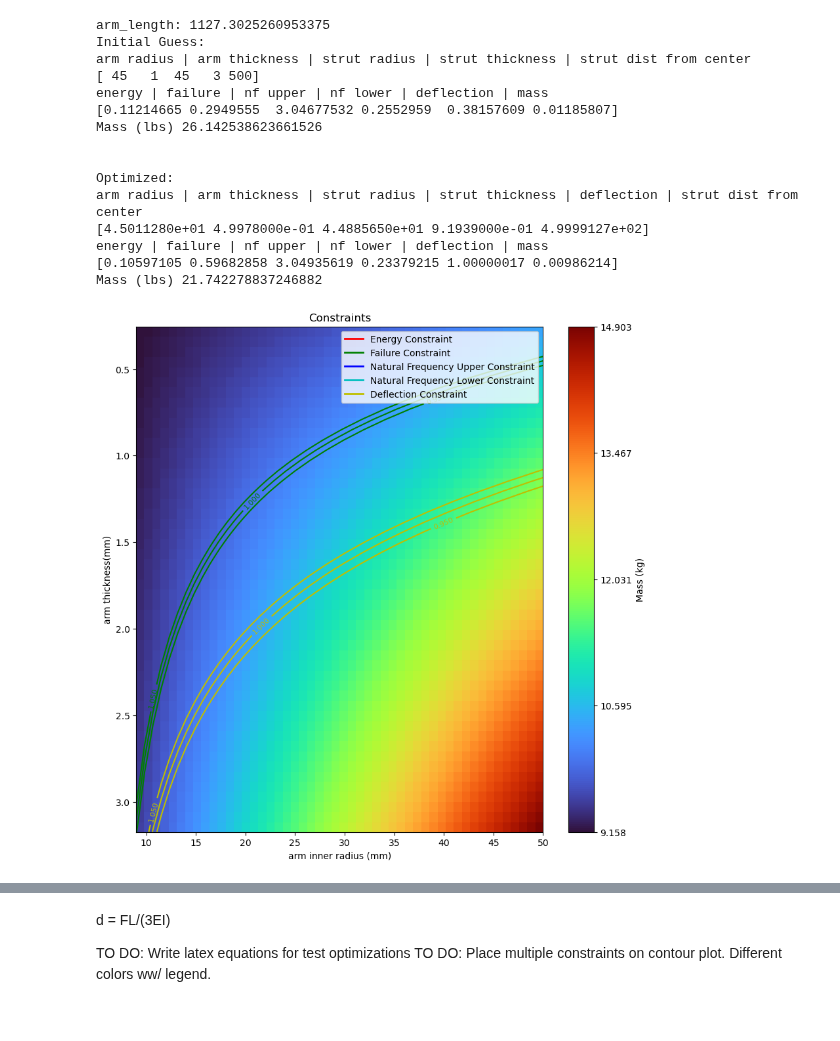
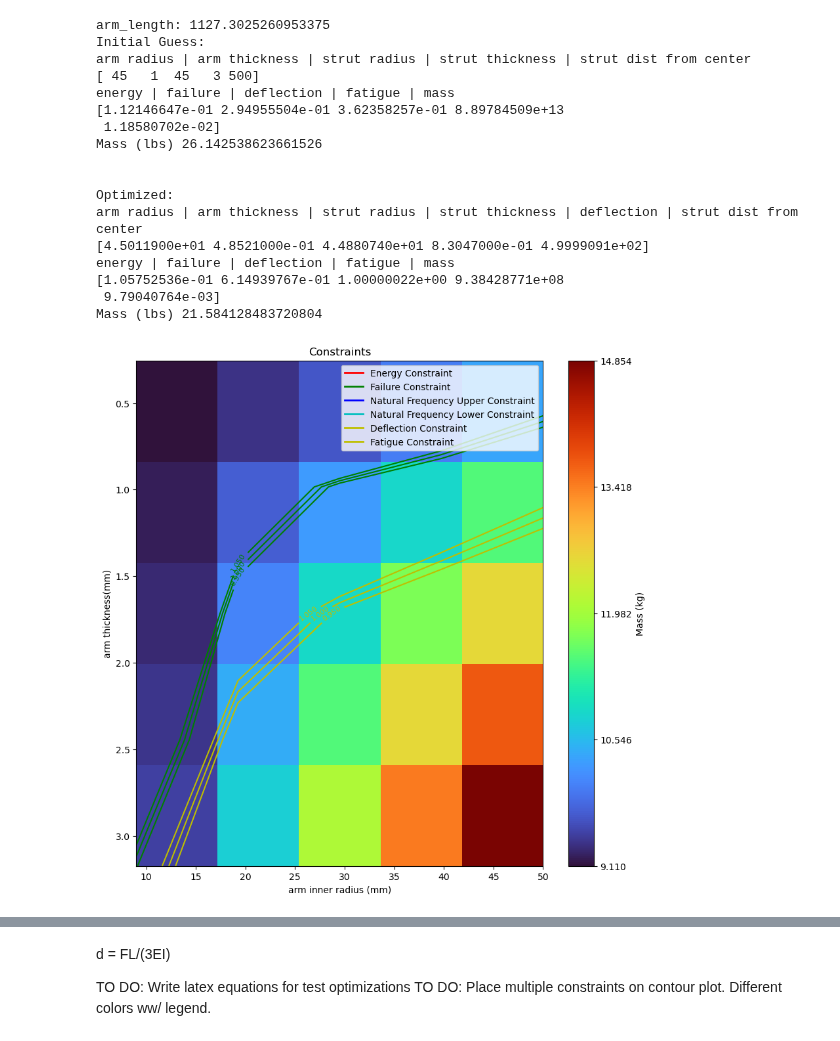
Before and after one commit to NathanielHargan/UAV_Optimization, a Jupyter notebook: UAV_Optimize.ipynb, the cells around one changed output, grey strips where cells are left out. Drawn from its saved outputs; the diff is of its cells as text; code cells hidden in the pictures.

```diff
--- a/UAV_Optimize.ipynb
+++ b/UAV_Optimize.ipynb
@@ -85,7 +81,9 @@ allowable_deflection = 50.0 # mm
 # https://store.tmotor.com/product/u8lite-l-kv95-u-efficiency.html
 # Propeller Max RPM for 32in Propeller
 Propeller_RPM = 3068
+
 Propeller_Forcing_Function_Hz = Propeller_RPM / 30
+Propeller_Forcing_Function_Rad = Propeller_Forcing_Function_Hz * uc.Hz_to_rad_per_s
 
 Propeller_radius = 406.4
 # spacing between propellers
@@ -239,6 +237,27 @@ def Natural_Frequency_Lower_Constraint(x):
 
     return Natural_Frequency_Lower_Constraint
 
+def Fatigue_Constraint(x):
+    arm_r1,arm_t,strut_r1,strut_t,strut_dist = [x[0],x[1],x[2],x[3],x[4]]
+    arm_beam_properties = BeamType("annulus", [arm_r1 + arm_t*2, arm_r1 ], "Carbon Fiber", "arm_beam")
+    strut_beam_properties = BeamType("annulus", [strut_r1 + strut_t*2, strut_r1 ], "Carbon Fiber", "strut_beam")
+
+    drone_geometry = DroneGeometry("drone", arm_length, strut_dist, 8, arm_beam_properties, strut_beam_properties, [battery_1, battery_2])
+
+    # FEA
+    d1_fea = DroneFEA(drone_geometry)
+    d1_fea.create_drone_slice_nodes()
+    d1_fea.create_drone_slice_beams()
+    d1_fea.boundary_conditions_slice()
+    d1_fea.beam_system.add_force(np.array([0,0,66]),"outer_node")
+    d1_fea.beam_system.init_dynamic_forces(Propeller_Forcing_Function_Rad)
+    d1_fea.beam_system.add_dynamic_force(np.array([0,0,11,0,0,0]),"outer_node")
+    d1_fea.solve_fea()
+    d1_fea.solve_static()
+    d1_fea.solve_dynamic(0,0)
+    d1_fea.solve_failure_swt()
+    return d1_fea.beam_system.max_failure_crit_swt
+
 
 def Mass(x):
     arm_d1,arm_t,strut_d1,strut_t,strut_dist = [x[0],x[1],x[2],x[3],x[4]]
@@ -260,9 +279,8 @@ def Mass(x):
 def Test_Constraints(x):
     return np.array([Energy_Constraint(x),
                      Failure_Constraint(x),
-                     Natural_Frequency_Upper_Constraint(x),
-                     Natural_Frequency_Lower_Constraint(x),
                      Deflection_Constraint(x),
+                     Fatigue_Constraint(x),
                      Mass(x)])
 
 
@@ -318,7 +336,8 @@ def vis_design_space(x_var,y_var,bounds,slice,p):
         Line2D([0], [0], color='g', lw=2, label='Failure Constraint'),
         Line2D([0], [0], color='b', lw=2, label='Natural Frequency Upper Constraint'),
         Line2D([0], [0], color='c', lw=2, label='Natural Frequency Lower Constraint'),
-        Line2D([0], [0], color='y', lw=2, label='Deflection Constraint')
+        Line2D([0], [0], color='y', lw=2, label='Deflection Constraint'),
+        Line2D([0], [0], color='y', lw=2, label='Fatigue Constraint')
     ]
 
     # Add the legend to the plot
@@ -360,7 +379,7 @@ Results = scipy.optimize.minimize(Mass,Initial_Guess,bounds=Boundaries,constrain
 print("Initial Guess:")
 print("arm radius | arm thickness | strut radius | strut thickness | strut dist from center")
 print(Initial_Guess)
-print("energy | failure | nf upper | nf lower | deflection | mass")
+print("energy | failure | deflection | fatigue | mass")
 print(Test_Constraints(Initial_Guess))
 print("Mass (lbs)", Mass(Initial_Guess) * uc.Mg_to_lb)
 
@@ -369,7 +388,7 @@ print("\n")
 print("Optimized:")
 print("arm radius | arm thickness | strut radius | strut thickness | deflection | strut dist from center")
 print(np.round(Results.x,decimals=5))
-print("energy | failure | nf upper | nf lower | deflection | mass")
+print("energy | failure | deflection | fatigue | mass")
 print(Test_Constraints(Results.x))
 print("Mass (lbs)", Mass(Results.x) * uc.Mg_to_lb)
 
@@ -398,39 +417,42 @@ print("Mass (lbs)", Mass(Results.x) * uc.Mg_to_lb)
 # packageinput
 # fontemc
 
-vis_design_space(0,1,Boundaries,Results.x,50)
+vis_design_space(0,1,Boundaries,Results.x,5)
 plt.title('Constraints')
 plt.xlabel('arm inner radius (mm)')
 plt.ylabel('arm thickness(mm)')
 plt.show()
 
 Boundaries_res = np.array([[20, 40], [0.254, 0.75], [9, 50], [0.254, 3.175], [100, 1500]])
-vis_design_space(0,1,Boundaries_res,Results.x,50)
+vis_design_space(0,1,Boundaries_res,Results.x,5)
 plt.title('Constraints')
 plt.xlabel('arm inner radius (mm)')
 plt.ylabel('arm thickness(mm)')
+plt.show()
 plt.show()
 
 
 # To Do:
 # Integrate frequency response with static loading in beam code
 # (add harmonic force)
 # Fatigue Constraint
 # Max deflection constraint
 # %% [output]
 arm_length: 1127.3025260953375
 Initial Guess:
 arm radius | arm thickness | strut radius | strut thickness | strut dist from center
 [ 45   1  45   3 500]
-energy | failure | nf upper | nf lower | deflection | mass
-[0.11214665 0.2949555  3.04677532 0.2552959  0.38157609 0.01185807]
+energy | failure | deflection | fatigue | mass
+[1.12146647e-01 2.94955504e-01 3.62358257e-01 8.89784509e+13
+ 1.18580702e-02]
 Mass (lbs) 26.142538623661526
 
 
 Optimized:
 arm radius | arm thickness | strut radius | strut thickness | deflection | strut dist from center
-[4.5011280e+01 4.9978000e-01 4.4885650e+01 9.1939000e-01 4.9999127e+02]
-energy | failure | nf upper | nf lower | deflection | mass
-[0.10597105 0.59682858 3.04935619 0.23379215 1.00000017 0.00986214]
-Mass (lbs) 21.742278837246882
+[4.5011900e+01 4.8521000e-01 4.4880740e+01 8.3047000e-01 4.9999091e+02]
+energy | failure | deflection | fatigue | mass
+[1.05752536e-01 6.14939767e-01 1.00000022e+00 9.38428771e+08
+ 9.79040764e-03]
+Mass (lbs) 21.584128483720804
-[figure, old version]
+[figure, new version]
```
Also changed, not shown: parts of 8 cells of this notebook, 9 other files.
